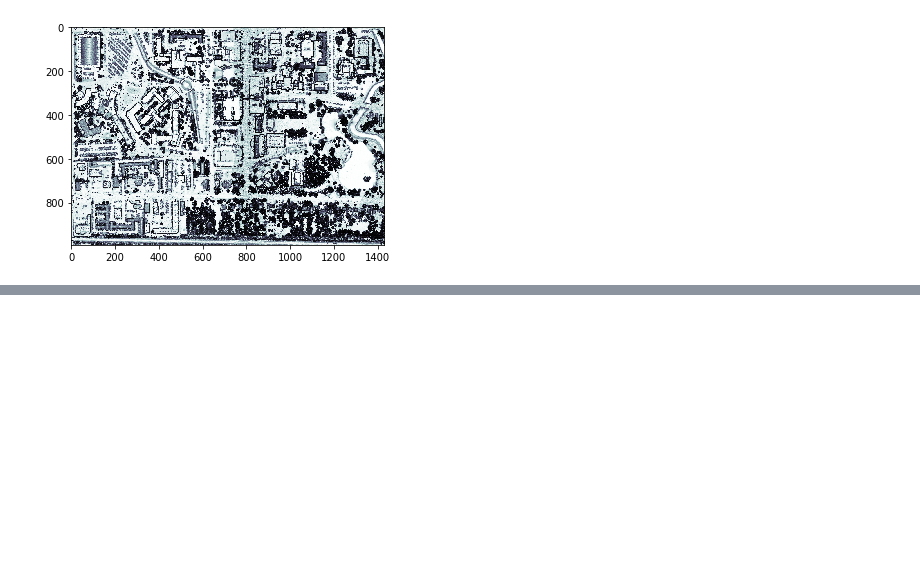
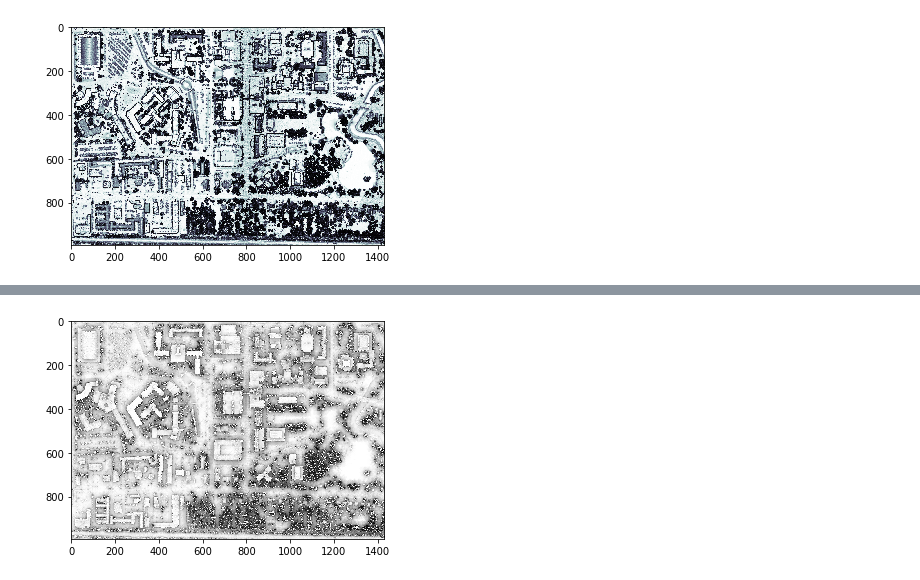
Before and after one commit to thomaspingel/neilpy, a Jupyter notebook: Near Earth Imaging Lab - Python Functions for Raster Visualization and Point Cloud Processing.ipynb, the cells around one changed output, grey strips where cells are left out. Drawn from its saved outputs; the diff is of its cells as text; code cells hidden in the pictures; blank space fills up the shorter version.

```diff
--- a/Near Earth Imaging Lab - Python Functions for Raster Visualization and Point Cloud Processing.ipynb
+++ b/Near Earth Imaging Lab - Python Functions for Raster Visualization and Point Cloud Processing.ipynb
@@ -142,0 +149,5 @@ plt.show()
+# %%
+plt.imshow(O,cmap='gray',vmin=0,vmax=90)
+plt.show()
+# %% [output]
+[figure, added]
```
Also changed, not shown: parts of 1 cell of this notebook, 1 other file.
